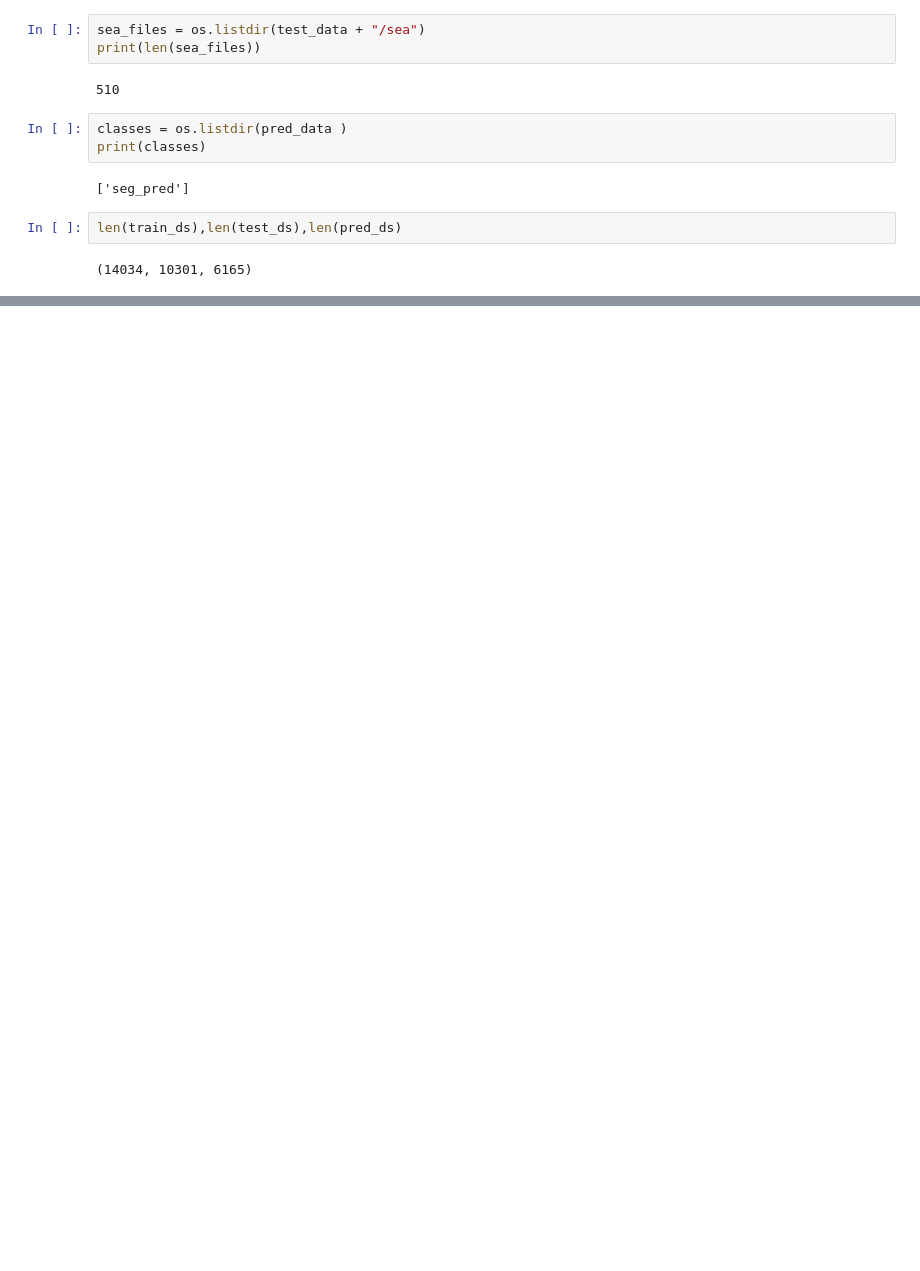
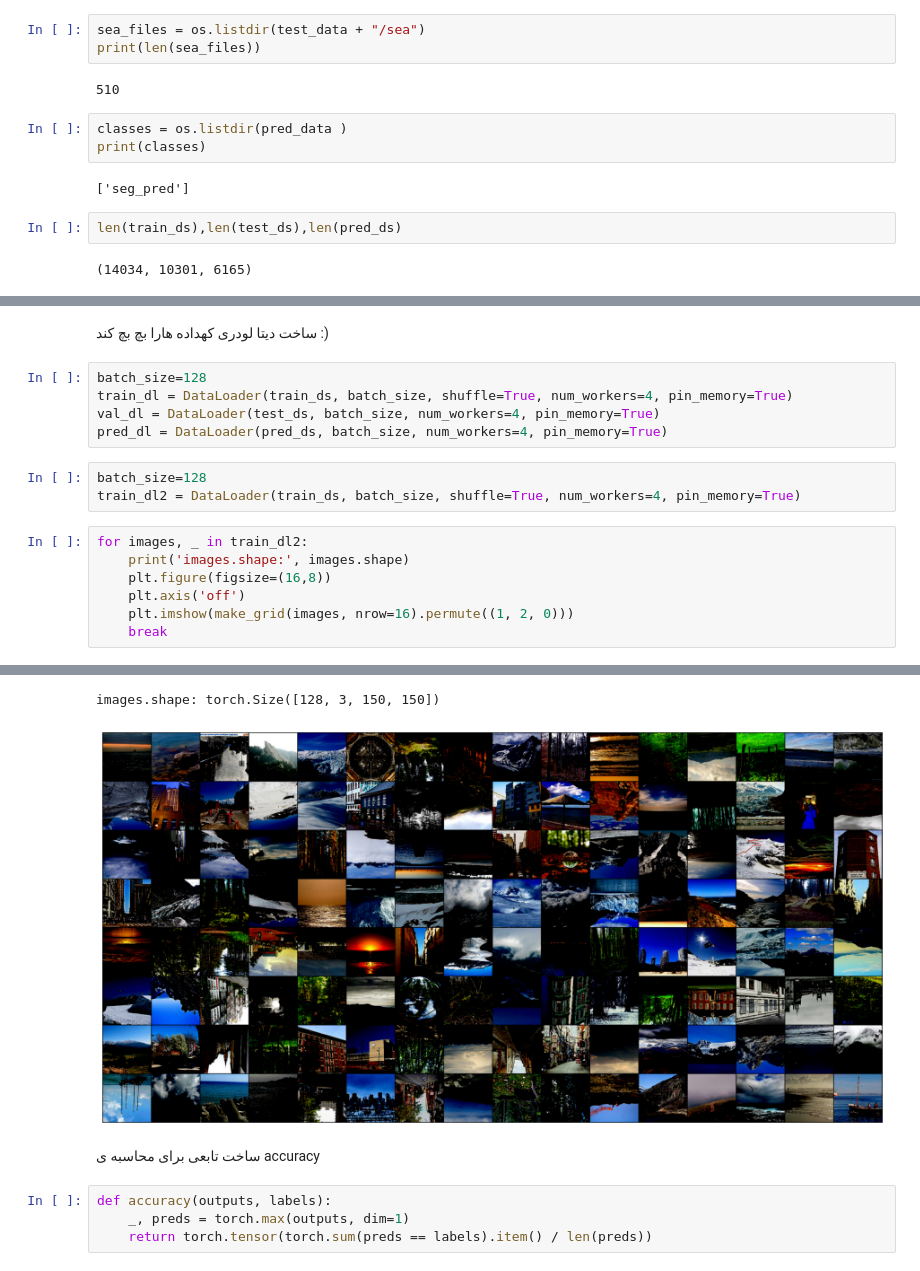
Before and after one commit to sanaaria/Ann, a Jupyter notebook: Ann_Hw03.ipynb, the cells around one changed output, grey strips where cells are left out. Cells and saved outputs as stored; diff of their text form; blank space fills up the shorter version.

```diff
--- a/Ann_Hw03.ipynb
+++ b/Ann_Hw03.ipynb
@@ -89,0 +135,18 @@ len(train_ds),len(test_ds),len(pred_ds)
+# %% [markdown]
+ساخت دیتا لودری کهداده هارا بچ بچ کند :)
+# %%
+batch_size=128
+train_dl = DataLoader(train_ds, batch_size, shuffle=True, num_workers=4, pin_memory=True)
+val_dl = DataLoader(test_ds, batch_size, num_workers=4, pin_memory=True)
+pred_dl = DataLoader(pred_ds, batch_size, num_workers=4, pin_memory=True)
+# %%
+batch_size=128
+train_dl2 = DataLoader(train_ds, batch_size, shuffle=True, num_workers=4, pin_memory=True)
+# %%
+for images, _ in train_dl2:
+    print('images.shape:', images.shape)
+    plt.figure(figsize=(16,8))
+    plt.axis('off')
+    plt.imshow(make_grid(images, nrow=16).permute((1, 2, 0)))
+    break
+# %% [output]
@@ -89,0 +154,8 @@ len(train_ds),len(test_ds),len(pred_ds)
+images.shape: torch.Size([128, 3, 150, 150])
+[figure, added]
+# %% [markdown]
+ساخت تابعی برای محاسبه ی accuracy
+# %%
+def accuracy(outputs, labels):
+    _, preds = torch.max(outputs, dim=1)
+    return torch.tensor(torch.sum(preds == labels).item() / len(preds))
```
Also changed, not shown: parts of 4 cells of this notebook.
